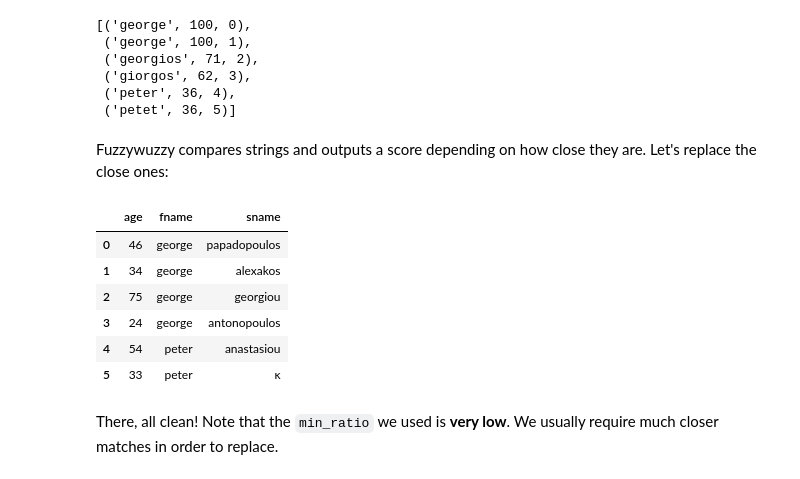
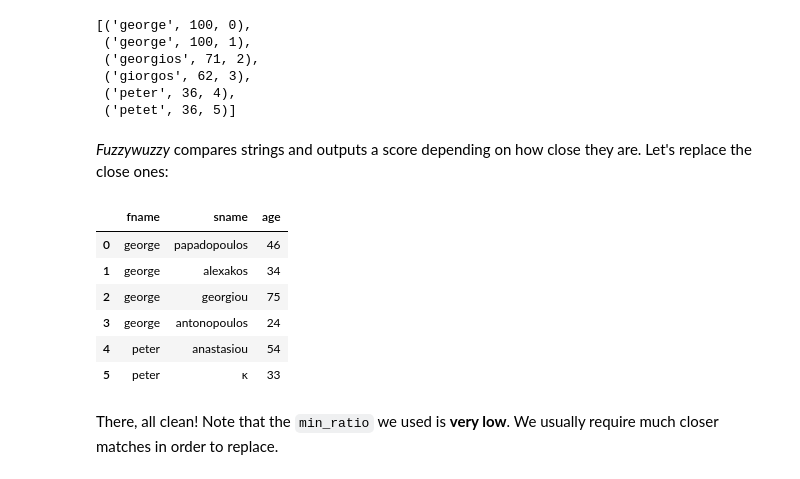
Before and after one commit to djib2011/python_ml_tutorial, a Jupyter notebook: notebooks/16_pandas.ipynb, the cells around one changed output. Drawn from its saved outputs; the diff is of its cells as text; code cells hidden in the pictures.

Commit message:
rewrote pandas notebook

```diff
--- a/notebooks/16_pandas.ipynb
+++ b/notebooks/16_pandas.ipynb
@@ -325,0 +467,3 @@ df.groupby(['A','B']).sum()  # Grouping by multiple columns forms a hierarchical
+# %%
+df = df.sort_index()
+df
@@ -363,9 +1328,0 @@ stk.unstack()
-# %%
-df = pd.DataFrame({'A' : ['one', 'one', 'two', 'three'] * 3,
-                   'B' : ['A', 'B', 'C'] * 4,
-                   'C' : ['foo', 'foo', 'foo', 'bar', 'bar', 'bar'] * 2,
-                   'D' : np.random.randn(12),
-                   'E' : np.random.randn(12)})
-
-# producing pivot tables is very easy in pandas
-pd.pivot_table(df, values='D', index=['A', 'B'], columns=['C'])
@@ -789,8 +1745,8 @@ df[df['names'].apply(lambda x: x[0] == 'A')]
 
 One of the most common problems when dealing with text data is inconsistency. This may occur due to spelling errors, differences when multiple people perform the data entry, etc.
 # %%
-df = pd.DataFrame({'fname':['George', 'george ', 'GEORGIOS', 'Giorgos', ' Peter', 'Petet'],
+df6 = pd.DataFrame({'fname':['George', 'george ', 'GEORGIOS', 'Giorgos', ' Peter', 'Petet'],
                    'sname':['Papadopoulos', 'alexakos ', 'Georgiou', 'ANTONOPOULOS', ' Anastasiou', 'Κ'],
                    'age': [46, 34, 75, 24, 54, 33]})
-df
+df6
 # %% [output]
@@ -809,11 +1765,11 @@ def clean_text(text):
     text = text.lower()  # convert to lowercase
     return text
 
-df.fname = df.fname.apply(clean_text)
-df.sname = df.sname.apply(clean_text)
+df6['fname'] = df6['fname'].apply(clean_text)
+df6['sname'] = df6['sname'].apply(clean_text)
 
 # same could be done through a lambda function
 # df.fname.apply(lambda x: x.strip().lower())
 
-df
+df6
 # %% [output]
@@ -839,7 +1795,7 @@ process.extract('george', df.fname, limit=None)
  ('peter', 36, 4),
  ('petet', 36, 5)]
 # %% [markdown]
-Fuzzywuzzy compares strings and outputs a score depending on how close they are. Let's replace the close ones:
+*Fuzzywuzzy* compares strings and outputs a score depending on how close they are. Let's replace the close ones:
 # %%
 def replace_matches_in_column(df, column, target_string, min_ratio=50):
 
@@ -858,16 +1814,17 @@ def replace_matches_in_column(df, column, target_string, min_ratio=50):
     # replace all rows with close matches with the input matches
     df.loc[rows_with_matches, column] = target_string
 # %%
-replace_matches_in_column(df, 'fname', 'george')
-replace_matches_in_column(df, 'fname', 'peter')
-df
+replace_matches_in_column(df6, 'fname', 'george')
+replace_matches_in_column(df6, 'fname', 'peter')
+
+df6
 # %% [output]
-|  | age | fname | sname |
-| 0 | 46 | george | papadopoulos |
-| 1 | 34 | george | alexakos |
-| 2 | 75 | george | georgiou |
-| 3 | 24 | george | antonopoulos |
-| 4 | 54 | peter | anastasiou |
-| 5 | 33 | peter | κ |
+|  | fname | sname | age |
+| 0 | george | papadopoulos | 46 |
+| 1 | george | alexakos | 34 |
+| 2 | george | georgiou | 75 |
+| 3 | george | antonopoulos | 24 |
+| 4 | peter | anastasiou | 54 |
+| 5 | peter | κ | 33 |
 # %% [markdown]
 There, all clean! Note that the `min_ratio` we used is **very low**. We usually require much closer matches in order to replace.
```
Also changed, not shown: parts of 256 cells of this notebook.
